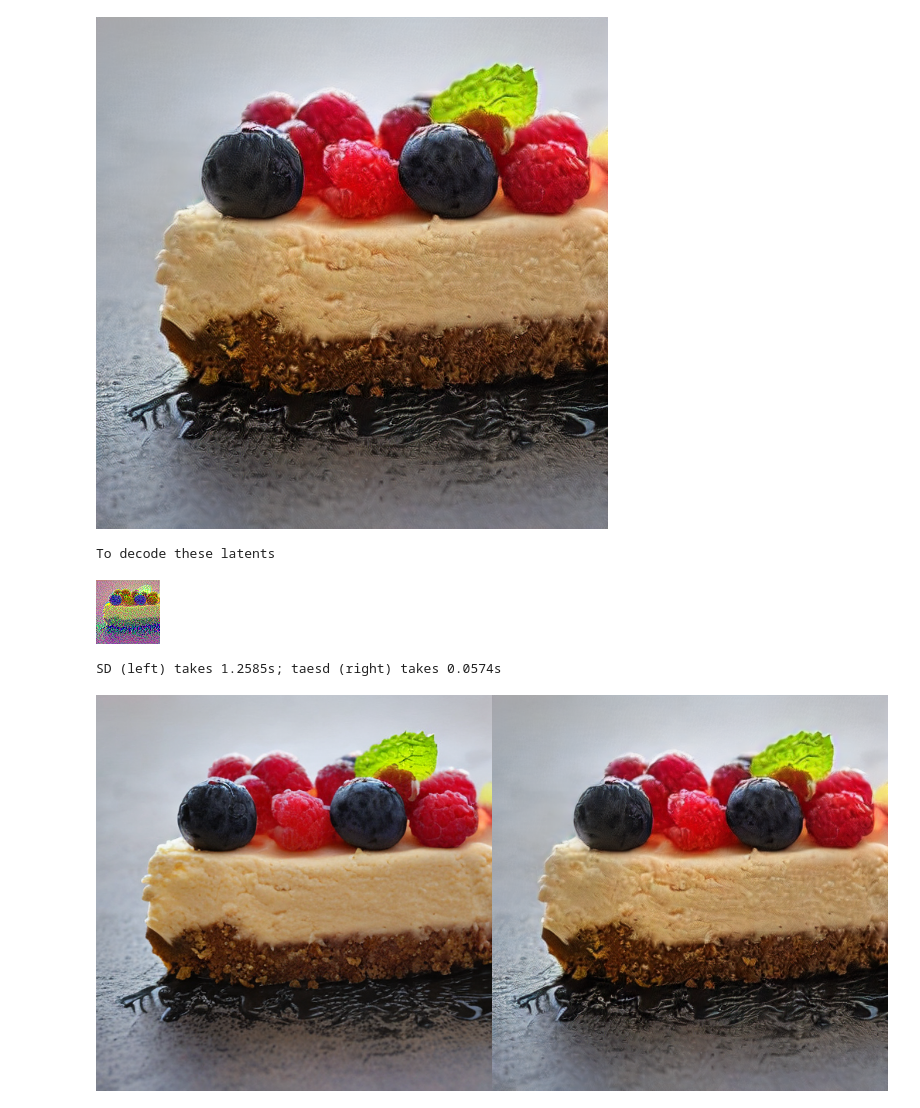
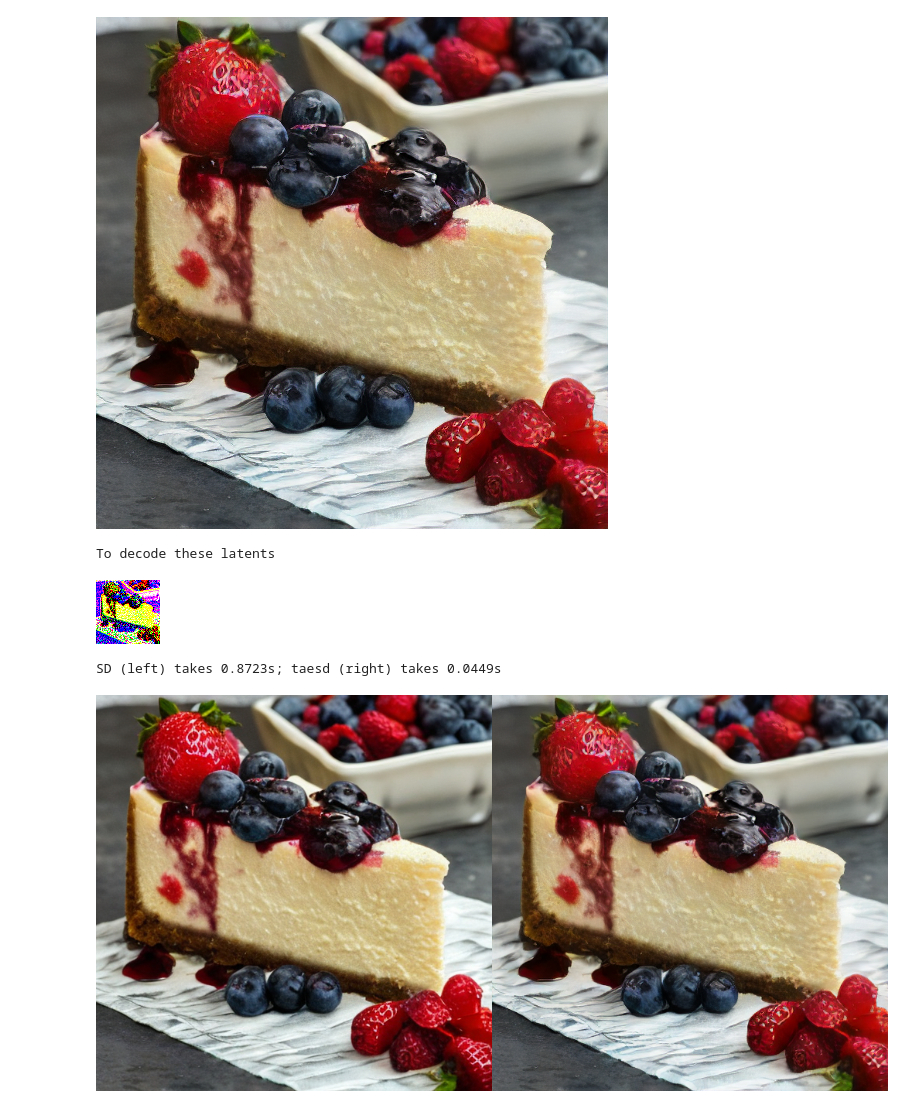
Before and after one commit to madebyollin/taesd, a Jupyter notebook: examples/Previewing_During_Image_Generation.ipynb, the cells around one changed output. Cells and saved outputs as stored; diff of their text form; code cells hidden in the pictures.

Commit message:
TAESD 1.1 "Fruit Loops" edition

```diff
--- a/examples/Previewing_During_Image_Generation.ipynb
+++ b/examples/Previewing_During_Image_Generation.ipynb
@@ -68,15 +64,16 @@ add_taesd_previewing(pipe, taesd_dec)
 add_final_speed_comparison(pipe, taesd_dec)
 # %%
-prompt = "slice of delicious New York-style berry cheesecake"
+prompt = "slice of delicious New York-style berry cheesecake, best quality, masterpiece"
 # %%
 preview_images.clear()
 preview_handle = None
-image = pipe(prompt, num_inference_steps=25, height=512, width=512, guidance_scale=3.0).images[0]
+generator = torch.Generator(device).manual_seed(0x7435D)
+image = pipe(prompt, num_inference_steps=25, height=512, width=512, guidance_scale=3.0, generator=generator).images[0]
 display(image)
 # %% [output]
-[figure, old version]
+[figure, new version]
 To decode these latents
-[figure, old version]
+[figure, new version]
-SD (left) takes 1.2585s; taesd (right) takes 0.0574s
+SD (left) takes 0.8723s; taesd (right) takes 0.0449s
-[figure, old version]
+[figure, new version]
 # %%
```
Also changed, not shown: parts of 4 cells of this notebook, 21 other files.
